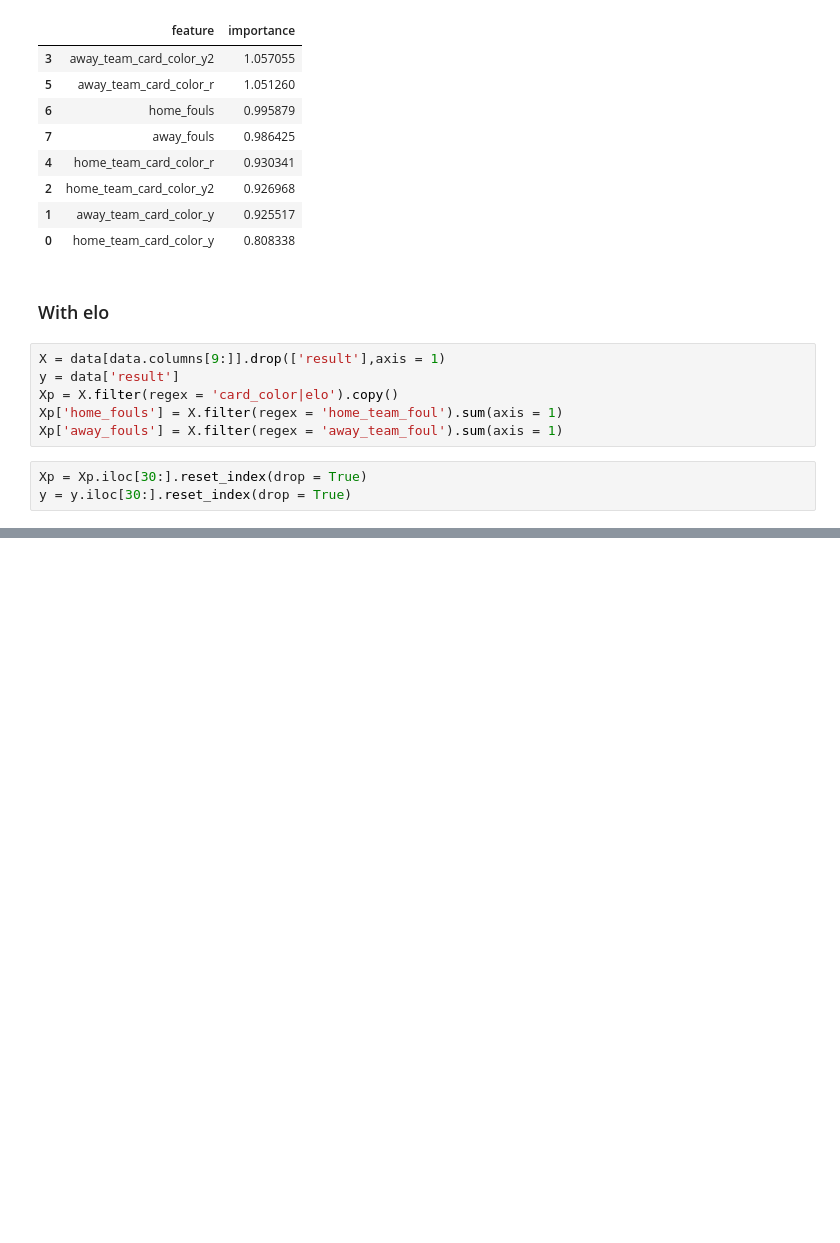
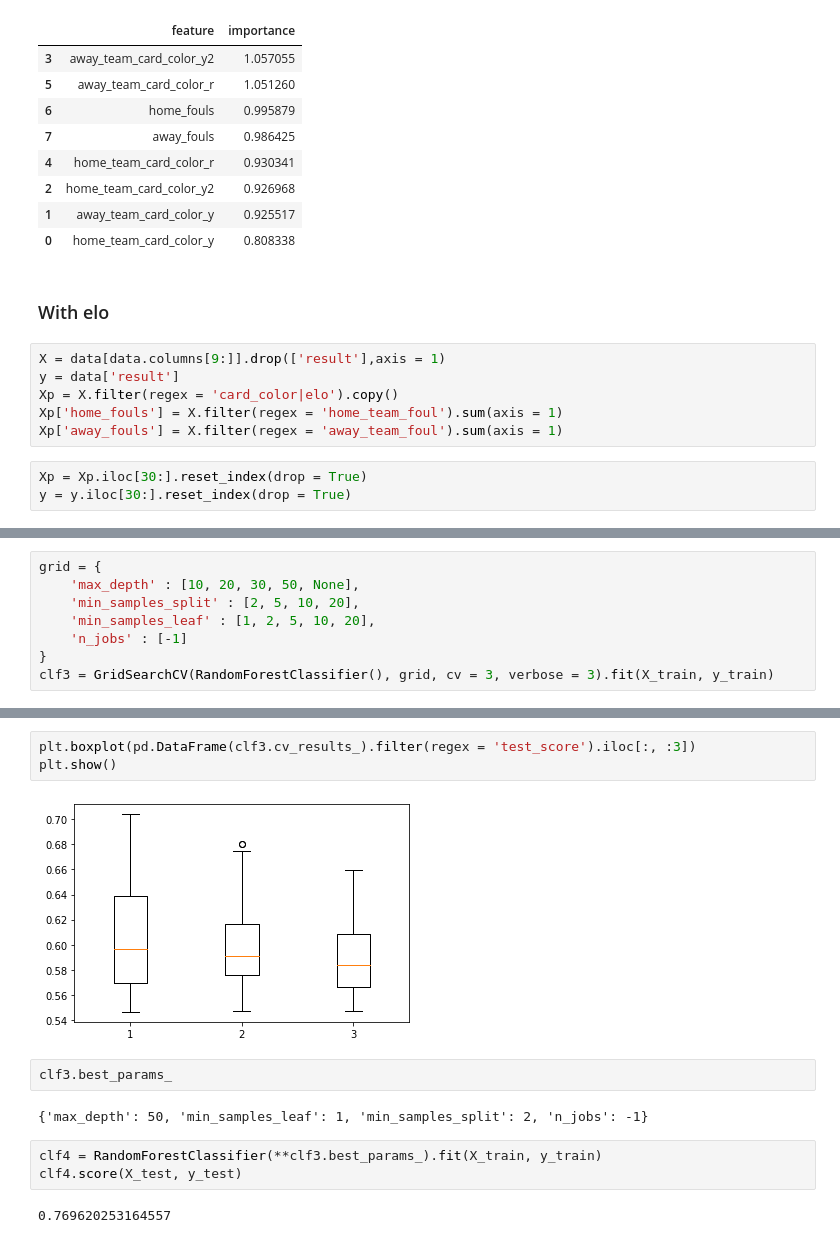
Before and after one commit to kcelebi/euro-football-officials-ML, a Jupyter notebook: pysrc/Logit_v2.ipynb, the cells around one changed output, grey strips where cells are left out. Cells and saved outputs as stored; diff of their text form; blank space fills up the shorter version.

```diff
--- a/pysrc/Logit_v2.ipynb
+++ b/pysrc/Logit_v2.ipynb
@@ -141,0 +203,8 @@ print(metric_suite(clf, X_test, y_test, labels = ['W', 'D','L']))
+# %%
+grid = {
+    'max_depth' : [10, 20, 30, 50, None],
+    'min_samples_split' : [2, 5, 10, 20],
+    'min_samples_leaf' : [1, 2, 5, 10, 20],
+    'n_jobs' : [-1]
+}
+clf3 = GridSearchCV(RandomForestClassifier(), grid, cv = 3, verbose = 3).fit(X_train, y_train)
@@ -141,0 +229,14 @@ print(metric_suite(clf, X_test, y_test, labels = ['W', 'D','L']))
+# %%
+plt.boxplot(pd.DataFrame(clf3.cv_results_).filter(regex = 'test_score').iloc[:, :3])
+plt.show()
+# %% [output]
+[figure, added]
+# %%
+clf3.best_params_
+# %% [output]
+{'max_depth': 50, 'min_samples_leaf': 1, 'min_samples_split': 2, 'n_jobs': -1}
+# %%
+clf4 = RandomForestClassifier(**clf3.best_params_).fit(X_train, y_train)
+clf4.score(X_test, y_test)
+# %% [output]
+0.769620253164557
```
Also changed, not shown: parts of 15 cells of this notebook, 3 other files.
